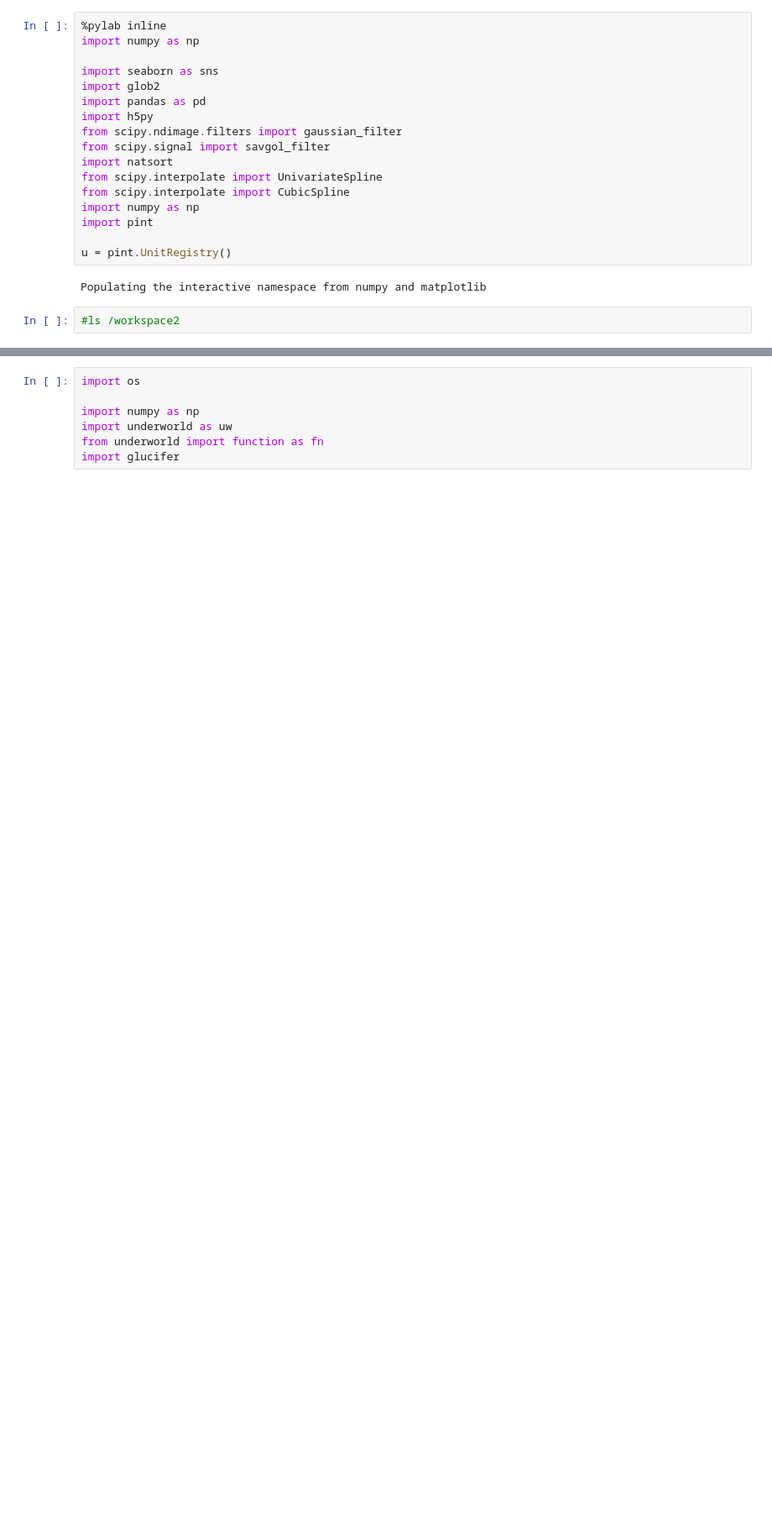
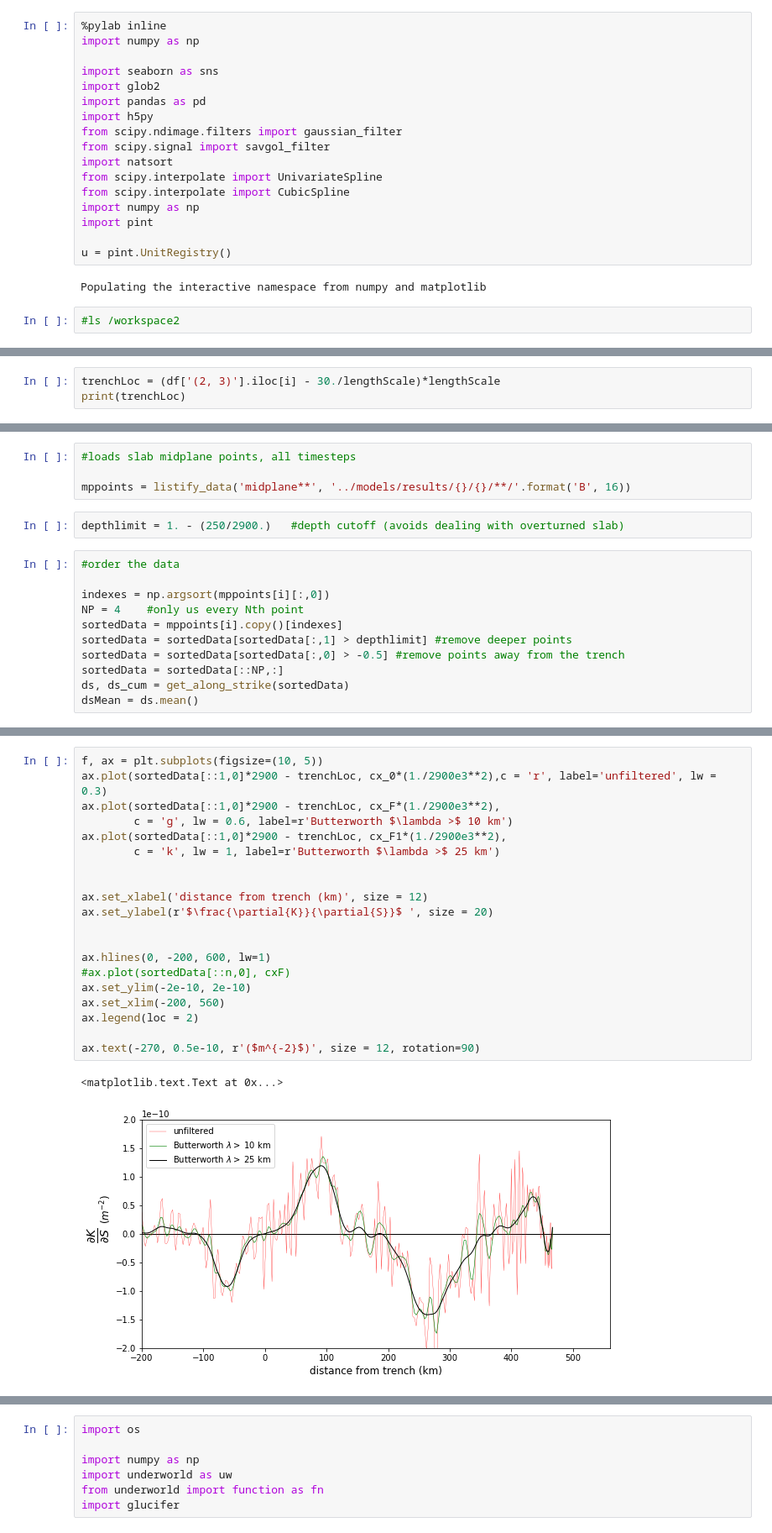
Before and after one commit to dansand/flat_slab, a Jupyter notebook: analysis/stress_curvature.ipynb, the cells around one changed output, grey strips where cells are left out. Shown at 84% size. Drawn from its saved outputs; the diff is of its cells as text; blank space fills up the shorter version.

```diff
--- a/analysis/stress_curvature.ipynb
+++ b/analysis/stress_curvature.ipynb
@@ -302,0 +107,3 @@ ds
+# %%
+trenchLoc = (df['(2, 3)'].iloc[i] - 30./lengthScale)*lengthScale
+print(trenchLoc)
@@ -302,0 +114,17 @@ ds
+# %%
+#loads slab midplane points, all timesteps
+
+mppoints = listify_data('midplane**', '../models/results/{}/{}/**/'.format('B', 16))
+# %%
+depthlimit = 1. - (250/2900.)   #depth cutoff (avoids dealing with overturned slab)
+# %%
+#order the data
+
+indexes = np.argsort(mppoints[i][:,0])
+NP = 4    #only us every Nth point
+sortedData = mppoints[i].copy()[indexes]
+sortedData = sortedData[sortedData[:,1] > depthlimit] #remove deeper points
+sortedData = sortedData[sortedData[:,0] > -0.5] #remove points away from the trench
+sortedData = sortedData[::NP,:]
+ds, ds_cum = get_along_strike(sortedData)
+dsMean = ds.mean()
@@ -302,0 +158,23 @@ ds
+# %%
+f, ax = plt.subplots(figsize=(10, 5))
+ax.plot(sortedData[::1,0]*2900 - trenchLoc, cx_0*(1./2900e3**2),c = 'r', label='unfiltered', lw = 0.3)
+ax.plot(sortedData[::1,0]*2900 - trenchLoc, cx_F*(1./2900e3**2),
+        c = 'g', lw = 0.6, label=r'Butterworth $\lambda >$ 10 km')
+ax.plot(sortedData[::1,0]*2900 - trenchLoc, cx_F1*(1./2900e3**2),
+        c = 'k', lw = 1, label=r'Butterworth $\lambda >$ 25 km')
+
+
+ax.set_xlabel('distance from trench (km)', size = 12)
+ax.set_ylabel(r'$\frac{\partial{K}}{\partial{S}}$ ', size = 20)
+
+
+ax.hlines(0, -200, 600, lw=1)
+#ax.plot(sortedData[::n,0], cxF)
+ax.set_ylim(-2e-10, 2e-10)
+ax.set_xlim(-200, 560)
+ax.legend(loc = 2)
+
+ax.text(-270, 0.5e-10, r'($m^{-2}$)', size = 12, rotation=90)
+# %% [output]
+<matplotlib.text.Text at 0x...>
+[figure, added]
```
Also changed, not shown: parts of 148 cells of this notebook, 16 other files.
